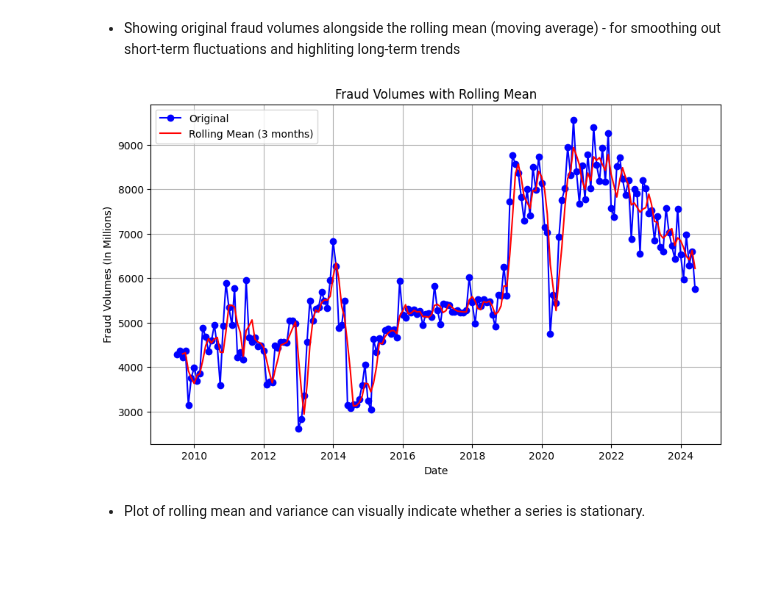
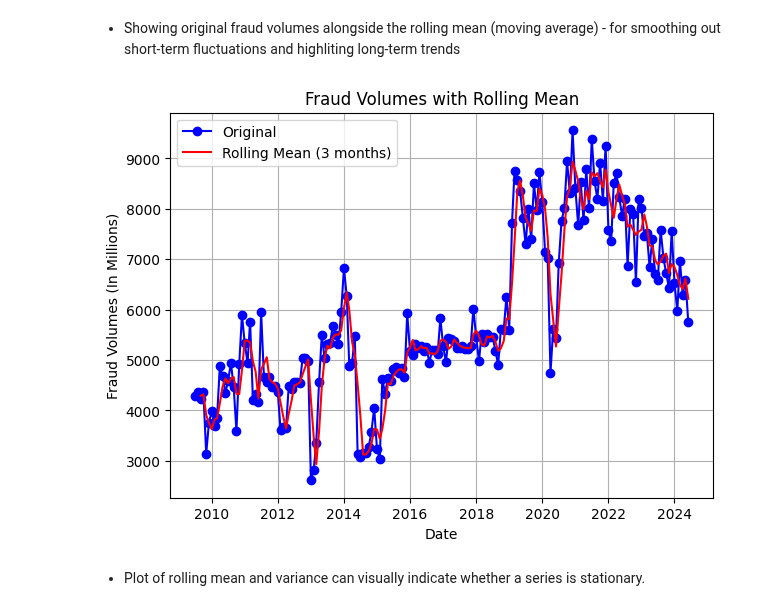
Before and after one commit to micahondiwa/fraud_volumes_detection, a Jupyter notebook: 0-data_wrangling.ipynb, the cells around one changed output. Saved outputs shown, nothing was run; the diff lists cells and outputs as text; code cells hidden in the pictures; blank space fills up the shorter version.

```diff
--- a/0-data_wrangling.ipynb
+++ b/0-data_wrangling.ipynb
@@ -72,18 +72,18 @@ plt.show()
 # %%
 # Rolling mean with a window of 3 periods
 rolling_mean = fraud_series.rolling(window=3).mean()
 
-plt.figure(figsize=(10, 6))
+plt.figure(figsize=(7, 5))
 plt.plot(fraud_series, marker='o', linestyle='-', color='b', label='Original')
 plt.plot(rolling_mean, color='r', label='Rolling Mean (3 months)')
 plt.title('Fraud Volumes with Rolling Mean')
 plt.xlabel('Date')
 plt.ylabel('Fraud Volumes (In Millions)')
 plt.legend()
 plt.grid(True)
 plt.show()
 # %% [output]
-[figure, old version]
+[figure, new version]
 # %% [markdown]
 - Plot of rolling mean and variance can visually indicate whether a series is stationary.
 # %%
```
Also changed, not shown: parts of 1 cell of this notebook.
